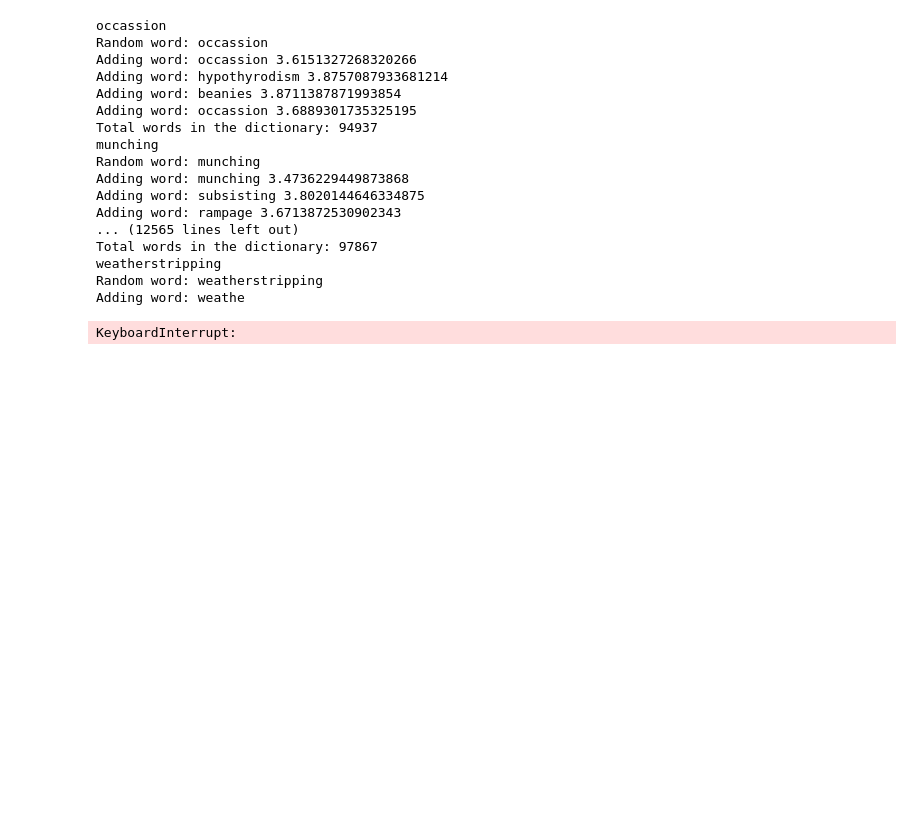
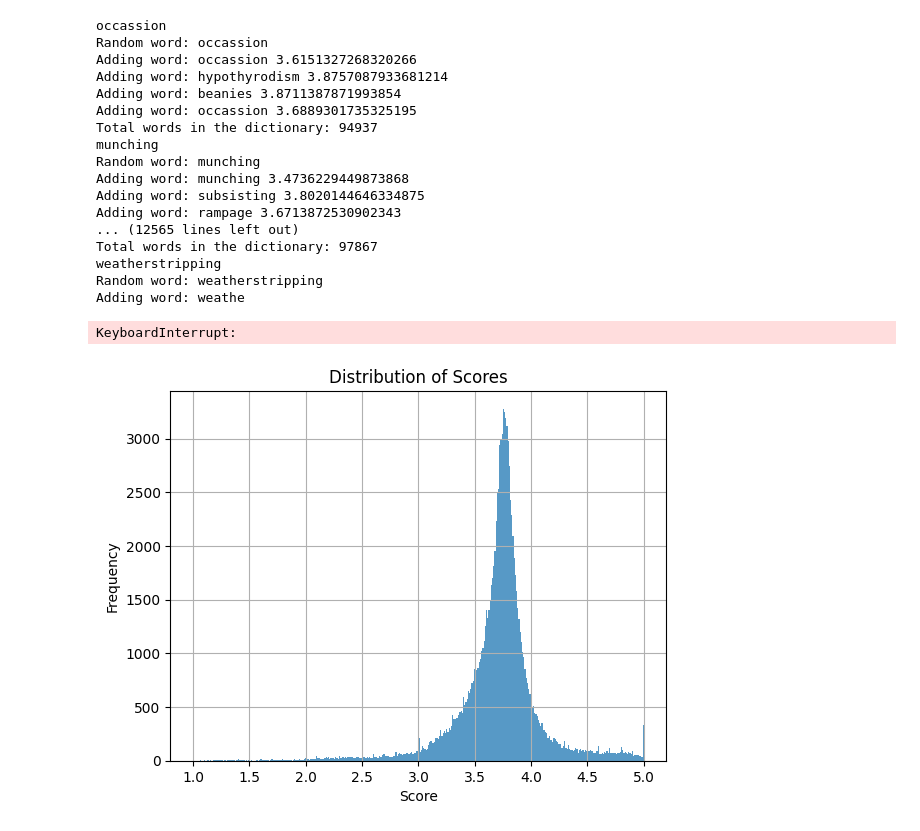
Before and after one commit to taiphlosion/Rizzerator-Lite, a Jupyter notebook: wordRank.ipynb, the cells around one changed output. Saved outputs shown, nothing was run; the diff lists cells and outputs as text; code cells hidden in the pictures; blank space fills up the shorter version.

```diff
--- a/wordRank.ipynb
+++ b/wordRank.ipynb
@@ -711,3 +771,23 @@ weatherstripping
 Random word: weatherstripping
 Adding word: weathe
 KeyboardInterrupt:
+# %%
+import matplotlib.pyplot as plt
+import pandas as pd
+
+# Read the CSV file into df
+file_path = 'FinalDictionary.csv'
+df = pd.read_csv(file_path)
+
+# Read score data
+scores = df['Score']
+
+# Plot the histogram
+plt.hist(scores, bins= 'auto', alpha = 0.75)
+plt.xlabel('Score')
+plt.ylabel('Frequency')
+plt.title('Distribution of Scores')
+plt.grid(True)
+plt.show()
+# %% [output]
+[figure, added]
```
Also changed, not shown: parts of 23 cells of this notebook.
